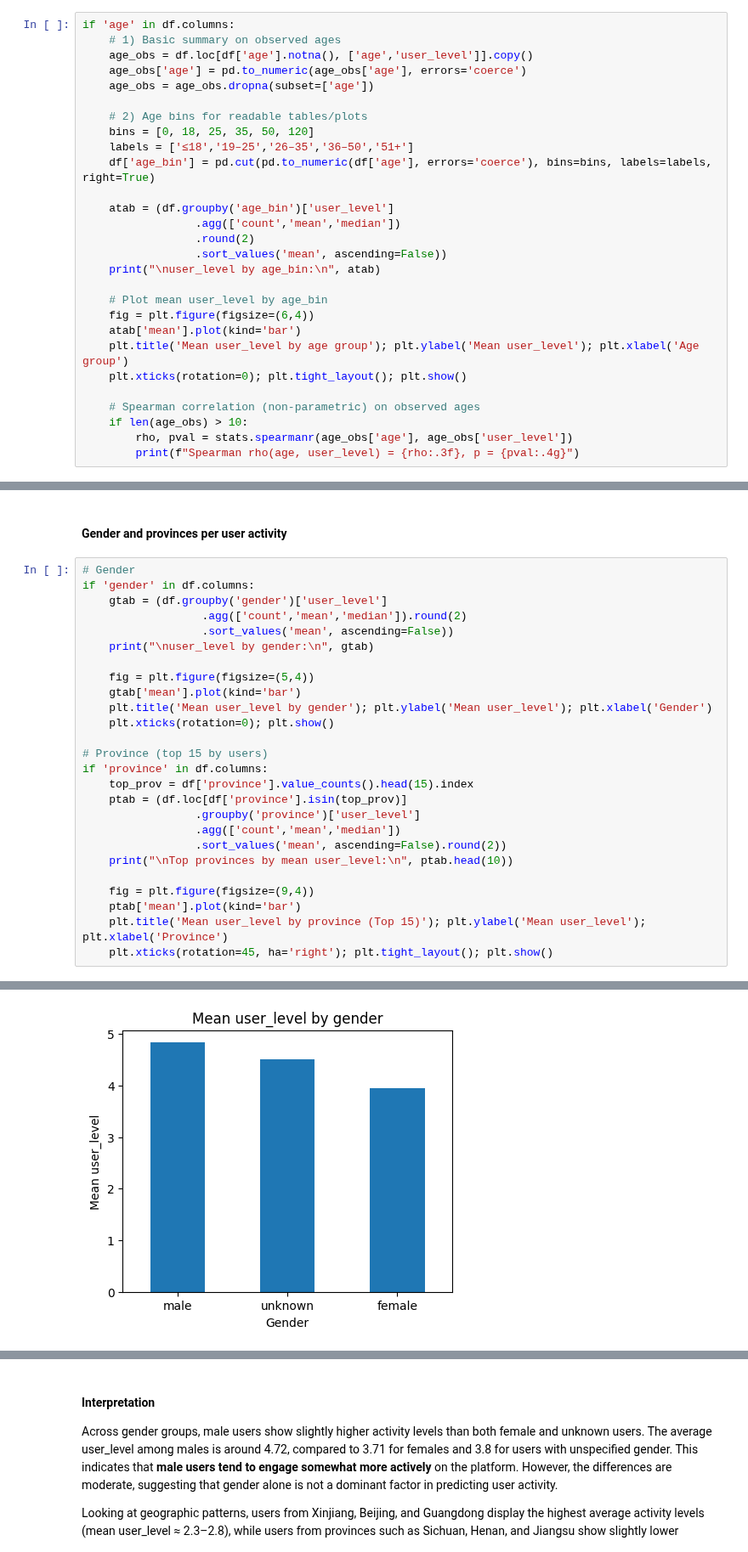
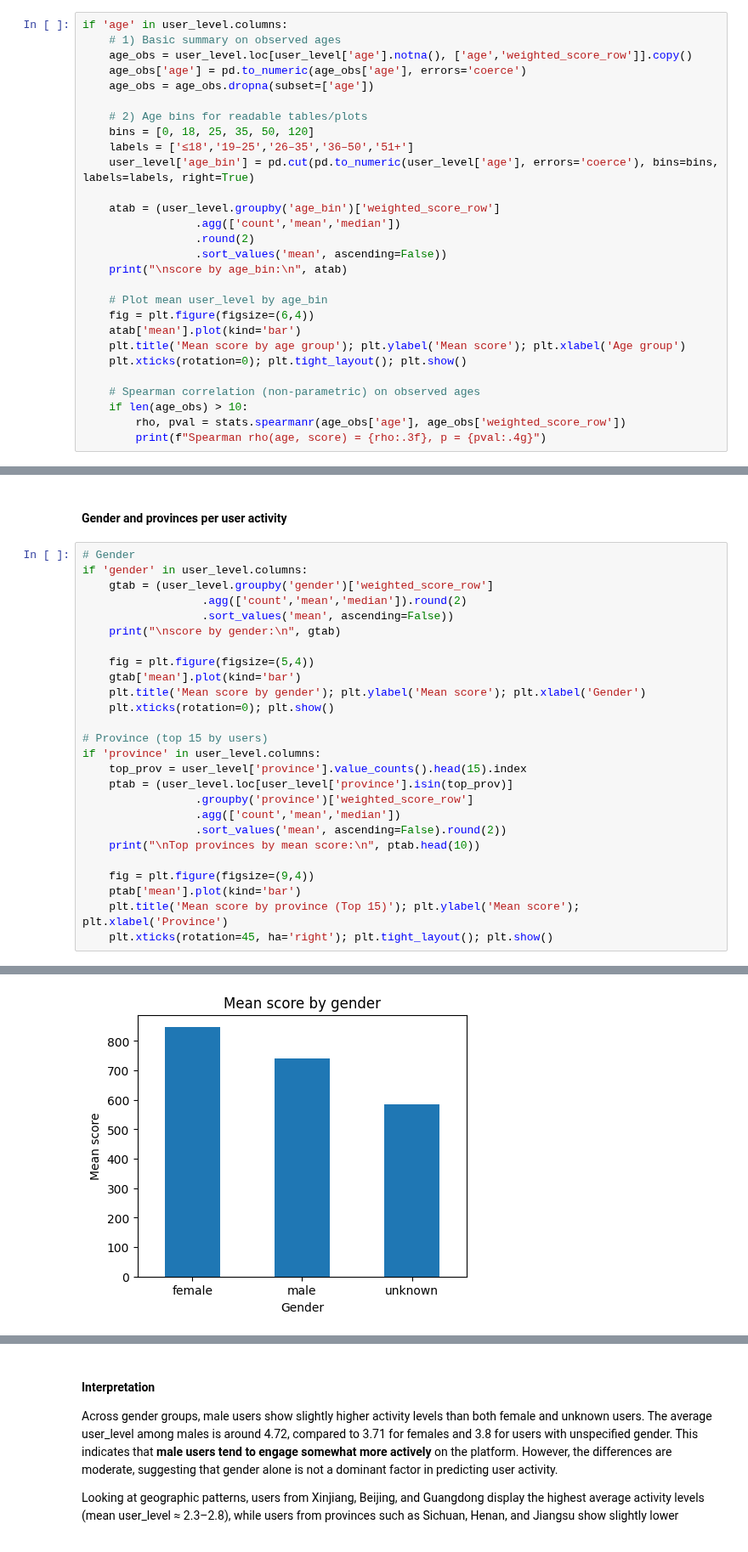
Before and after one commit to renaschaller/Master-Thesis-Music-Streaming, a Jupyter notebook: EDA/EDA.ipynb, the cells around one changed output, grey strips where cells are left out. Shown at 85% size. Saved outputs shown, nothing was run; the diff lists cells and outputs as text.

Commit message:
pop indizes and adjusted score

```diff
--- a/EDA/EDA.ipynb
+++ b/EDA/EDA.ipynb
@@ -384,31 +430,31 @@ The next step is to explore whether user demographics are associate with their a
 # %% [markdown]
 #### Age and user activity
 # %%
-if 'age' in df.columns:
+if 'age' in user_level.columns:
     # 1) Basic summary on observed ages
-    age_obs = df.loc[df['age'].notna(), ['age','user_level']].copy()
+    age_obs = user_level.loc[user_level['age'].notna(), ['age','weighted_score_row']].copy()
     age_obs['age'] = pd.to_numeric(age_obs['age'], errors='coerce')
     age_obs = age_obs.dropna(subset=['age'])
 
     # 2) Age bins for readable tables/plots
     bins = [0, 18, 25, 35, 50, 120]
     labels = ['≤18','19–25','26–35','36–50','51+']
-    df['age_bin'] = pd.cut(pd.to_numeric(df['age'], errors='coerce'), bins=bins, labels=labels, right=True)
+    user_level['age_bin'] = pd.cut(pd.to_numeric(user_level['age'], errors='coerce'), bins=bins, labels=labels, right=True)
 
-    atab = (df.groupby('age_bin')['user_level']
+    atab = (user_level.groupby('age_bin')['weighted_score_row']
                  .agg(['count','mean','median'])
                  .round(2)
                  .sort_values('mean', ascending=False))
-    print("\nuser_level by age_bin:\n", atab)
+    print("\nscore by age_bin:\n", atab)
 
     # Plot mean user_level by age_bin
     fig = plt.figure(figsize=(6,4))
     atab['mean'].plot(kind='bar')
-    plt.title('Mean user_level by age group'); plt.ylabel('Mean user_level'); plt.xlabel('Age group')
+    plt.title('Mean score by age group'); plt.ylabel('Mean score'); plt.xlabel('Age group')
     plt.xticks(rotation=0); plt.tight_layout(); plt.show()
 
     # Spearman correlation (non-parametric) on observed ages
     if len(age_obs) > 10:
-        rho, pval = stats.spearmanr(age_obs['age'], age_obs['user_level'])
-        print(f"Spearman rho(age, user_level) = {rho:.3f}, p = {pval:.4g}")
+        rho, pval = stats.spearmanr(age_obs['age'], age_obs['weighted_score_row'])
+        print(f"Spearman rho(age, score) = {rho:.3f}, p = {pval:.4g}")
 # %% [output]
@@ -435,28 +481,28 @@ Overall, these results suggest that younger users are more numerous but less eng
 #### Gender and provinces per user activity
 # %%
 # Gender
-if 'gender' in df.columns:
-    gtab = (df.groupby('gender')['user_level']
+if 'gender' in user_level.columns:
+    gtab = (user_level.groupby('gender')['weighted_score_row']
                   .agg(['count','mean','median']).round(2)
                   .sort_values('mean', ascending=False))
-    print("\nuser_level by gender:\n", gtab)
+    print("\nscore by gender:\n", gtab)
 
     fig = plt.figure(figsize=(5,4))
     gtab['mean'].plot(kind='bar')
-    plt.title('Mean user_level by gender'); plt.ylabel('Mean user_level'); plt.xlabel('Gender')
+    plt.title('Mean score by gender'); plt.ylabel('Mean score'); plt.xlabel('Gender')
     plt.xticks(rotation=0); plt.show()
 
 # Province (top 15 by users)
-if 'province' in df.columns:
-    top_prov = df['province'].value_counts().head(15).index
-    ptab = (df.loc[df['province'].isin(top_prov)]
-                 .groupby('province')['user_level']
+if 'province' in user_level.columns:
+    top_prov = user_level['province'].value_counts().head(15).index
+    ptab = (user_level.loc[user_level['province'].isin(top_prov)]
+                 .groupby('province')['weighted_score_row']
                  .agg(['count','mean','median'])
                  .sort_values('mean', ascending=False).round(2))
-    print("\nTop provinces by mean user_level:\n", ptab.head(10))
+    print("\nTop provinces by mean score:\n", ptab.head(10))
 
     fig = plt.figure(figsize=(9,4))
     ptab['mean'].plot(kind='bar')
-    plt.title('Mean user_level by province (Top 15)'); plt.ylabel('Mean user_level'); plt.xlabel('Province')
+    plt.title('Mean score by province (Top 15)'); plt.ylabel('Mean score'); plt.xlabel('Province')
     plt.xticks(rotation=45, ha='right'); plt.tight_layout(); plt.show()
 # %% [output]
@@ -469 +515 @@ female    2469  3.95     4.0
-[figure, old version]
+[figure, new version]
```
Also changed, not shown: parts of 32 cells of this notebook, 2 other files.
